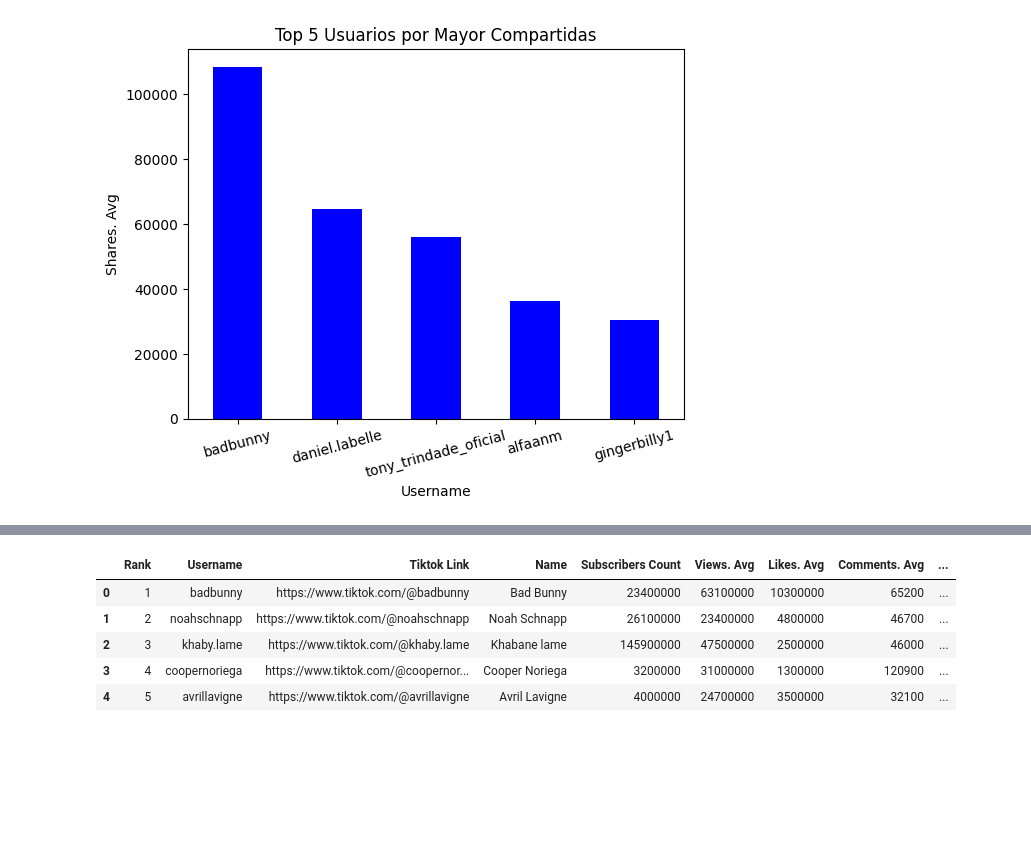
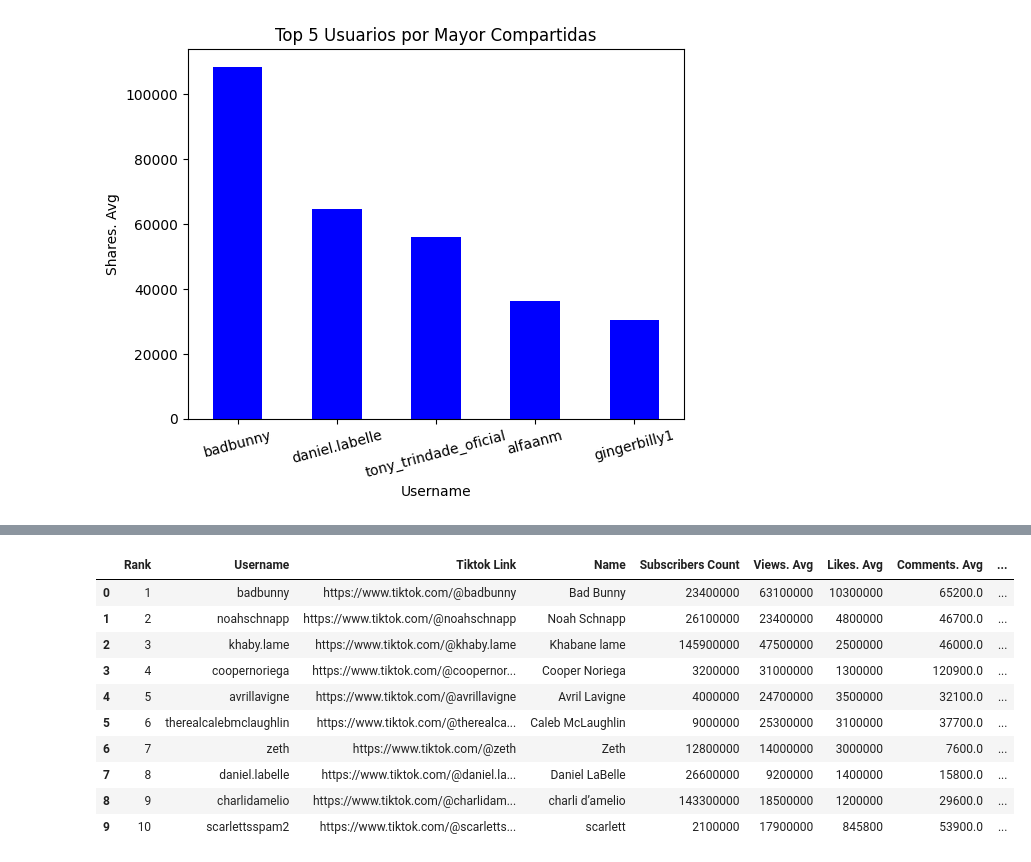
Before and after one commit to FrankRomeroT/H-bito, a Jupyter notebook: Dia 5/tiktok.ipynb, the cells around one changed output, grey strips where cells are left out. Drawn from its saved outputs; the diff is of its cells as text; code cells hidden in the pictures; blank space fills up the shorter version.

```diff
--- a/Dia 5/tiktok.ipynb
+++ b/Dia 5/tiktok.ipynb
@@ -281,9 +245,14 @@ tony_trindade_oficial        56100
 # %%
-df2.head()
+df2.head(10)
 # %% [output]
 |  | Rank | Username | Tiktok Link | Name | Subscribers Count | Views. Avg | Likes. Avg | Comments. Avg | ... |
-| 0 | 1 | badbunny | https://www.tiktok.com/@badbunny | Bad Bunny | 23400000 | 63100000 | 10300000 | 65200 | ... |
-| 1 | 2 | noahschnapp | https://www.tiktok.com/@noahschnapp | Noah Schnapp | 26100000 | 23400000 | 4800000 | 46700 | ... |
-| 2 | 3 | khaby.lame | https://www.tiktok.com/@khaby.lame | Khabane lame | 145900000 | 47500000 | 2500000 | 46000 | ... |
-| 3 | 4 | coopernoriega | https://www.tiktok.com/@coopernor... | Cooper Noriega | 3200000 | 31000000 | 1300000 | 120900 | ... |
-| 4 | 5 | avrillavigne | https://www.tiktok.com/@avrillavigne | Avril Lavigne | 4000000 | 24700000 | 3500000 | 32100 | ... |
+| 0 | 1 | badbunny | https://www.tiktok.com/@badbunny | Bad Bunny | 23400000 | 63100000 | 10300000 | 65200.0 | ... |
+| 1 | 2 | noahschnapp | https://www.tiktok.com/@noahschnapp | Noah Schnapp | 26100000 | 23400000 | 4800000 | 46700.0 | ... |
+| 2 | 3 | khaby.lame | https://www.tiktok.com/@khaby.lame | Khabane lame | 145900000 | 47500000 | 2500000 | 46000.0 | ... |
+| 3 | 4 | coopernoriega | https://www.tiktok.com/@coopernor... | Cooper Noriega | 3200000 | 31000000 | 1300000 | 120900.0 | ... |
+| 4 | 5 | avrillavigne | https://www.tiktok.com/@avrillavigne | Avril Lavigne | 4000000 | 24700000 | 3500000 | 32100.0 | ... |
+| 5 | 6 | therealcalebmclaughlin | https://www.tiktok.com/@therealca... | Caleb McLaughlin | 9000000 | 25300000 | 3100000 | 37700.0 | ... |
+| 6 | 7 | zeth | https://www.tiktok.com/@zeth | Zeth | 12800000 | 14000000 | 3000000 | 7600.0 | ... |
+| 7 | 8 | daniel.labelle | https://www.tiktok.com/@daniel.la... | Daniel LaBelle | 26600000 | 9200000 | 1400000 | 15800.0 | ... |
+| 8 | 9 | charlidamelio | https://www.tiktok.com/@charlidam... | charli d’amelio | 143300000 | 18500000 | 1200000 | 29600.0 | ... |
+| 9 | 10 | scarlettsspam2 | https://www.tiktok.com/@scarletts... | scarlett | 2100000 | 17900000 | 845800 | 53900.0 | ... |
```
Also changed, not shown: parts of 20 cells of this notebook, 3 other files.
